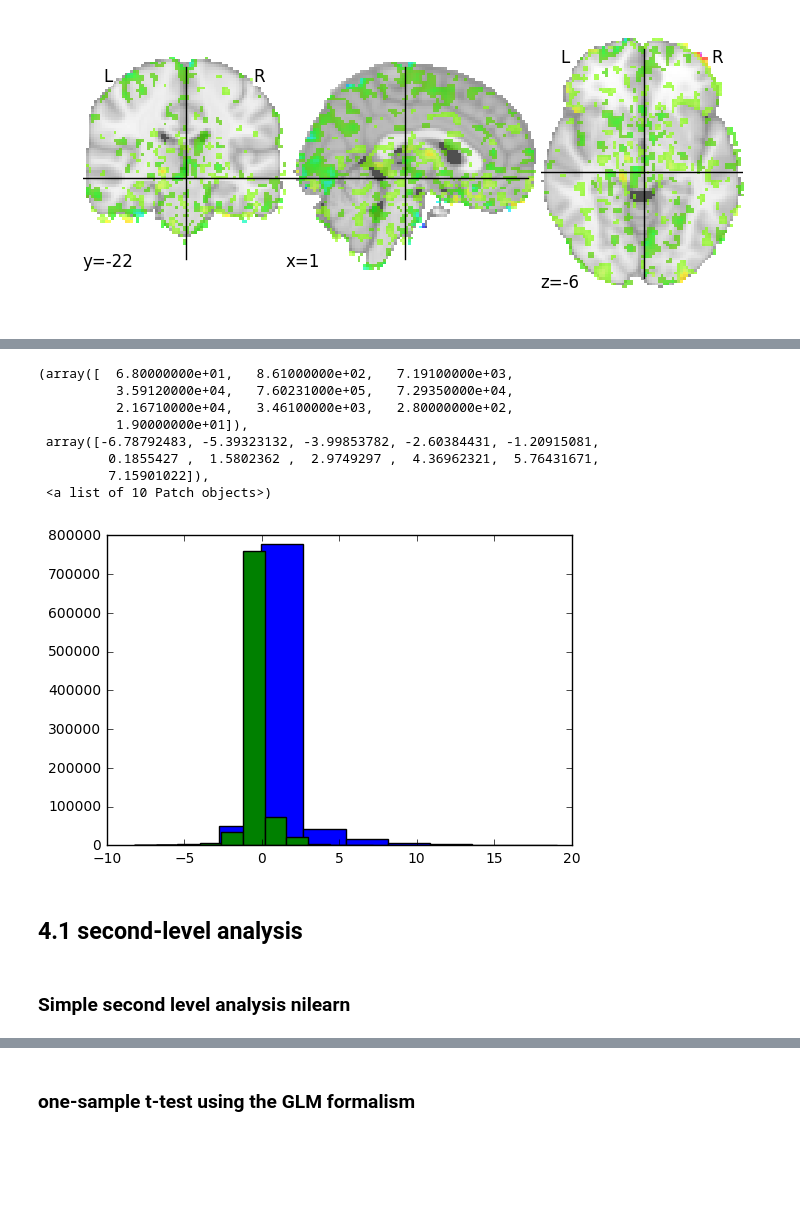
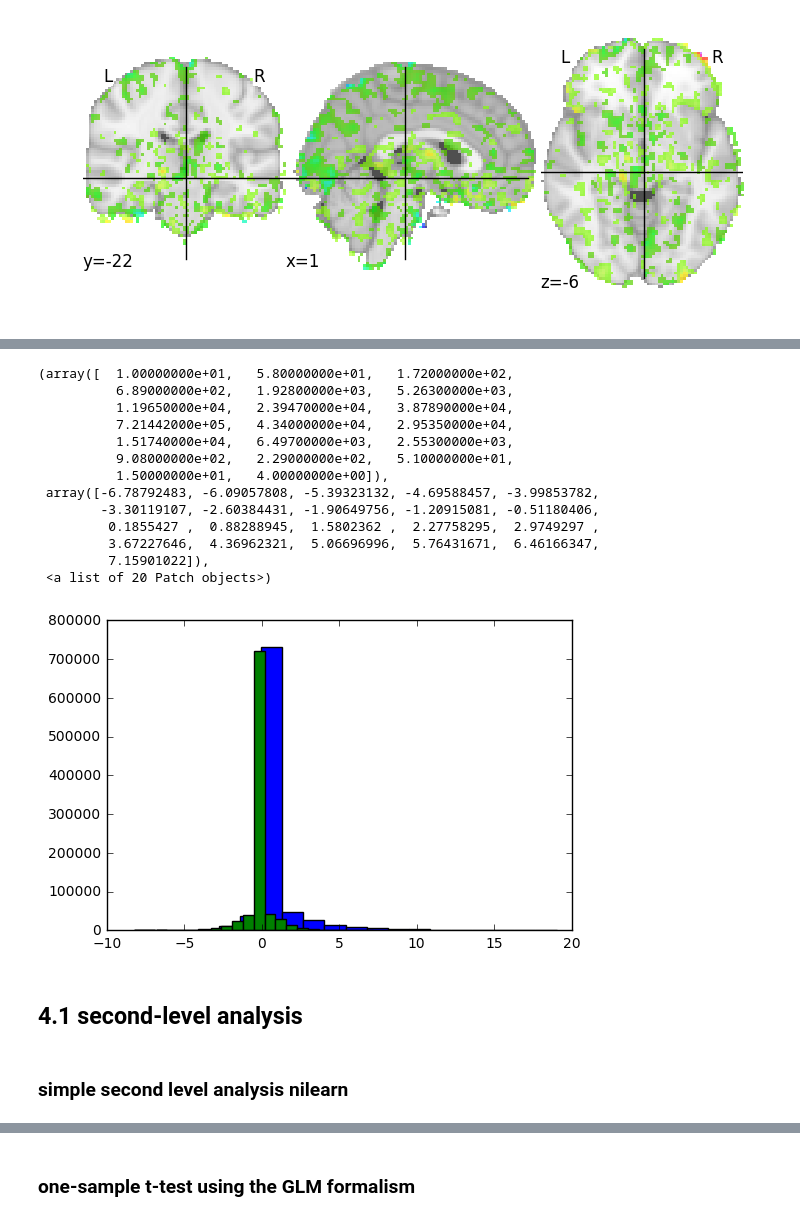
Before and after one commit to notakamilice/graduate_thesis, a Jupyter notebook: fmri_analysis_pipeline.ipynb, the cells around one changed output, grey strips where cells are left out. Drawn from its saved outputs; the diff is of its cells as text; code cells hidden in the pictures; blank space fills up the shorter version.

```diff
--- a/fmri_analysis_pipeline.ipynb
+++ b/fmri_analysis_pipeline.ipynb
@@ -1055,8 +1059,8 @@ plotting.plot_roi(image.load_img(subjects[0].effects_maps['TOM-RANDOM']))
 # %%
 from nilearn import plotting
 
-plotting.plot_roi(image.load_img(subjects[0].z_maps['ALL_MOTION']))
-plotting.plot_roi(image.load_img(subjects[1].z_maps['ALL_MOTION']))
-plotting.plot_roi(image.load_img(subjects[2].z_maps['ALL_MOTION']))
+plotting.plot_stat_map(image.load_img(subjects[0].z_maps['ALL_MOTION']))
+plotting.plot_stat_map(image.load_img(subjects[1].z_maps['ALL_MOTION']))
+plotting.plot_stat_map(image.load_img(subjects[2].z_maps['ALL_MOTION']))
 # %% [output]
 <nilearn.plotting.displays.OrthoSlicer at 0x...>
@@ -1066,17 +1070,22 @@ plotting.plot_roi(image.load_img(subjects[2].z_maps['ALL_MOTION']))
 # %%
-plt.hist(image.load_img(subjects[0].z_maps['ALL_MOTION']).get_data().ravel())
-plt.hist(image.load_img(subjects[0].z_maps['TOM-RANDOM']).get_data().ravel())
+plt.hist(image.load_img(subjects[0].z_maps['ALL_MOTION']).get_data().ravel(), bins=20)
+plt.hist(image.load_img(subjects[0].z_maps['TOM-RANDOM']).get_data().ravel(), bins=20)
 # %% [output]
-(array([  6.80000000e+01,   8.61000000e+02,   7.19100000e+03,
-          3.59120000e+04,   7.60231000e+05,   7.29350000e+04,
-          2.16710000e+04,   3.46100000e+03,   2.80000000e+02,
-          1.90000000e+01]),
- array([-6.78792483, -5.39323132, -3.99853782, -2.60384431, -1.20915081,
-         0.1855427 ,  1.5802362 ,  2.9749297 ,  4.36962321,  5.76431671,
+(array([  1.00000000e+01,   5.80000000e+01,   1.72000000e+02,
+          6.89000000e+02,   1.92800000e+03,   5.26300000e+03,
+          1.19650000e+04,   2.39470000e+04,   3.87890000e+04,
+          7.21442000e+05,   4.34000000e+04,   2.95350000e+04,
+          1.51740000e+04,   6.49700000e+03,   2.55300000e+03,
+          9.08000000e+02,   2.29000000e+02,   5.10000000e+01,
+          1.50000000e+01,   4.00000000e+00]),
+ array([-6.78792483, -6.09057808, -5.39323132, -4.69588457, -3.99853782,
+        -3.30119107, -2.60384431, -1.90649756, -1.20915081, -0.51180406,
+         0.1855427 ,  0.88288945,  1.5802362 ,  2.27758295,  2.9749297 ,
+         3.67227646,  4.36962321,  5.06696996,  5.76431671,  6.46166347,
          7.15901022]),
- <a list of 10 Patch objects>)
+ <a list of 20 Patch objects>)
-[figure, old version]
+[figure, new version]
 # %% [markdown]
 ## 4.1 second-level analysis
 # %% [markdown]
-### Simple second level analysis nilearn
+### simple second level analysis nilearn
```
Also changed, not shown: parts of 35 cells of this notebook.
